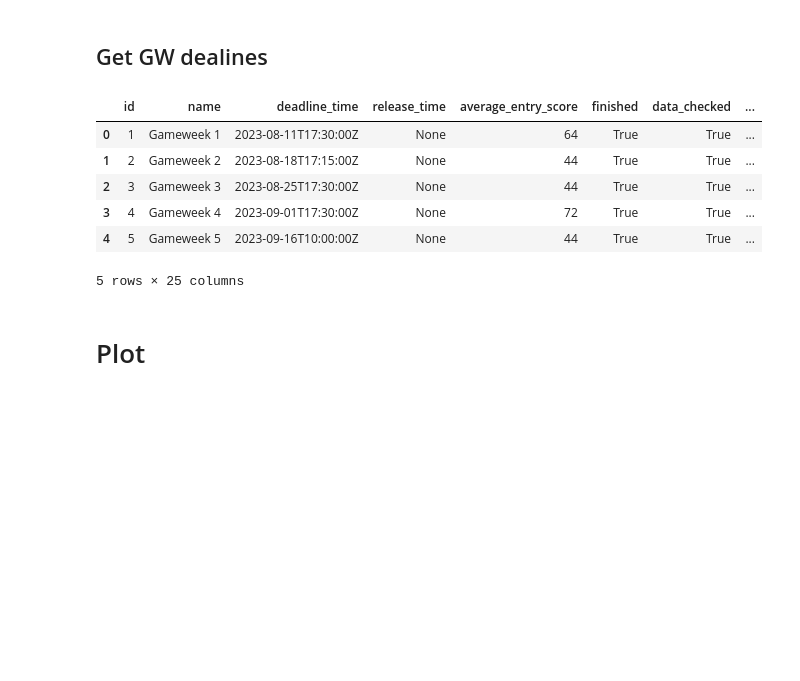
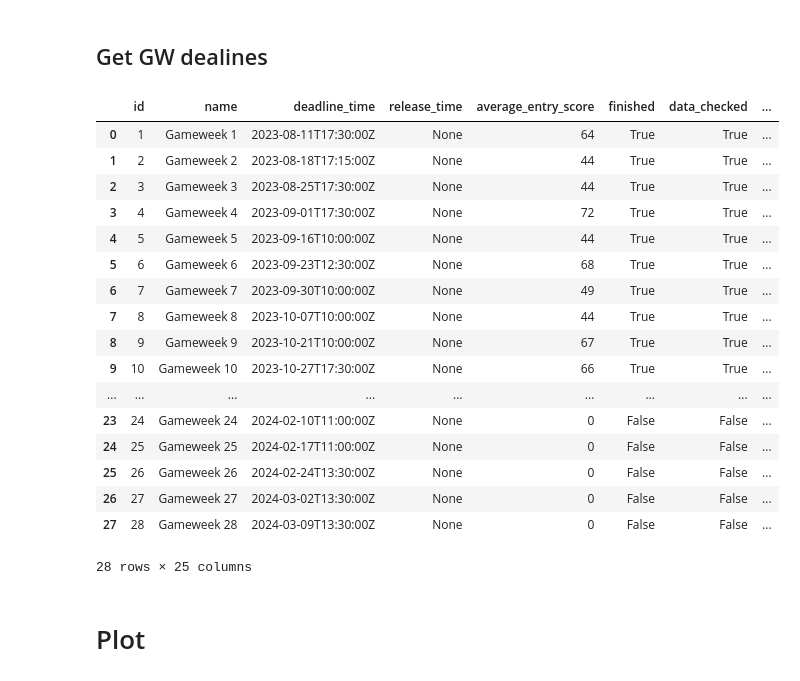
Before and after one commit to RACollins/fpl-forecast-optimise, a Jupyter notebook: notebooks/2.1-fpl-transfer-timeline.ipynb, the cells around one changed output. Cells and saved outputs as stored; diff of their text form; code cells hidden in the pictures; blank space fills up the shorter version.

```diff
--- a/notebooks/2.1-fpl-transfer-timeline.ipynb
+++ b/notebooks/2.1-fpl-transfer-timeline.ipynb
@@ -165,16 +165,27 @@ all_managers_transfers_df.loc[all_managers_transfers_df["Manager"] == "Ben Ander
 # %%
 response = requests.get(bootstrap_static_url)
 bootstrap_static_response = response.json()
 bootstrap_static_df = pd.DataFrame(bootstrap_static_response["events"])
-bootstrap_static_df.head()
+bootstrap_static_df.head(-10)
 # %% [output]
 |  | id | name | deadline_time | release_time | average_entry_score | finished | data_checked | ... |
 | 0 | 1 | Gameweek 1 | 2023-08-11T17:30:00Z | None | 64 | True | True | ... |
 | 1 | 2 | Gameweek 2 | 2023-08-18T17:15:00Z | None | 44 | True | True | ... |
 | 2 | 3 | Gameweek 3 | 2023-08-25T17:30:00Z | None | 44 | True | True | ... |
 | 3 | 4 | Gameweek 4 | 2023-09-01T17:30:00Z | None | 72 | True | True | ... |
 | 4 | 5 | Gameweek 5 | 2023-09-16T10:00:00Z | None | 44 | True | True | ... |
+| 5 | 6 | Gameweek 6 | 2023-09-23T12:30:00Z | None | 68 | True | True | ... |
+| 6 | 7 | Gameweek 7 | 2023-09-30T10:00:00Z | None | 49 | True | True | ... |
+| 7 | 8 | Gameweek 8 | 2023-10-07T10:00:00Z | None | 44 | True | True | ... |
+| 8 | 9 | Gameweek 9 | 2023-10-21T10:00:00Z | None | 67 | True | True | ... |
+| 9 | 10 | Gameweek 10 | 2023-10-27T17:30:00Z | None | 66 | True | True | ... |
+| ... | ... | ... | ... | ... | ... | ... | ... | ... |
+| 23 | 24 | Gameweek 24 | 2024-02-10T11:00:00Z | None | 0 | False | False | ... |
+| 24 | 25 | Gameweek 25 | 2024-02-17T11:00:00Z | None | 0 | False | False | ... |
+| 25 | 26 | Gameweek 26 | 2024-02-24T13:30:00Z | None | 0 | False | False | ... |
+| 26 | 27 | Gameweek 27 | 2024-03-02T13:30:00Z | None | 0 | False | False | ... |
+| 27 | 28 | Gameweek 28 | 2024-03-09T13:30:00Z | None | 0 | False | False | ... |
-5 rows × 25 columns
+28 rows × 25 columns
 # %% [markdown]
 # Plot
 # %%
```
Also changed, not shown: parts of 3 cells of this notebook.
